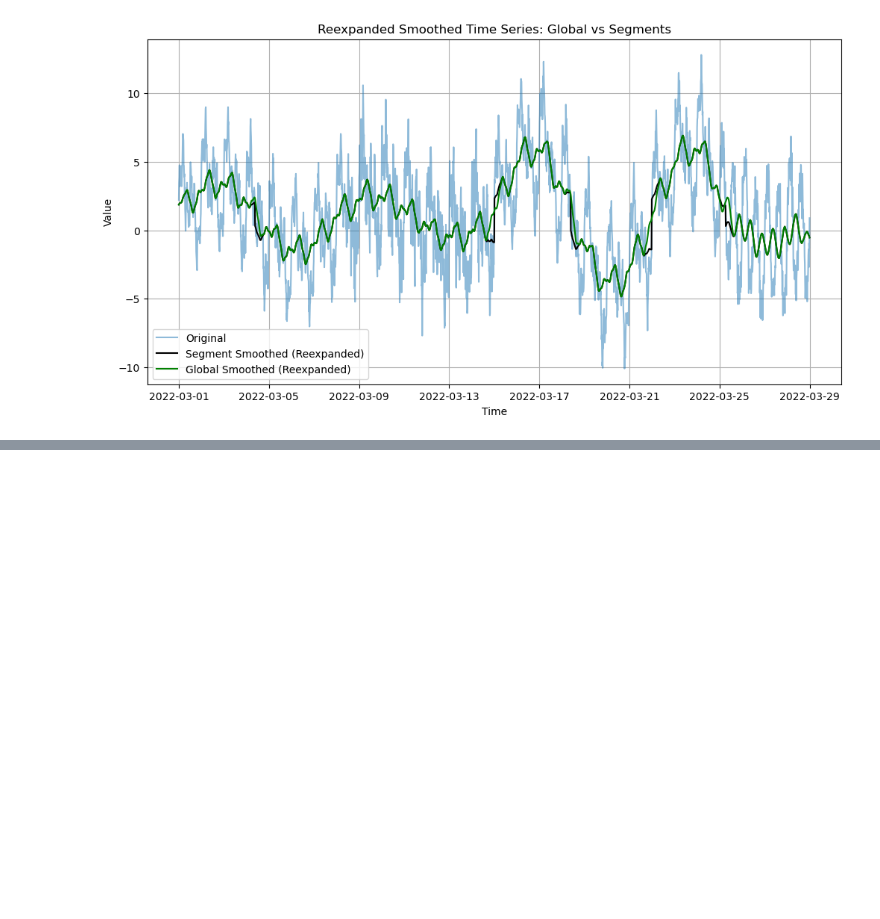
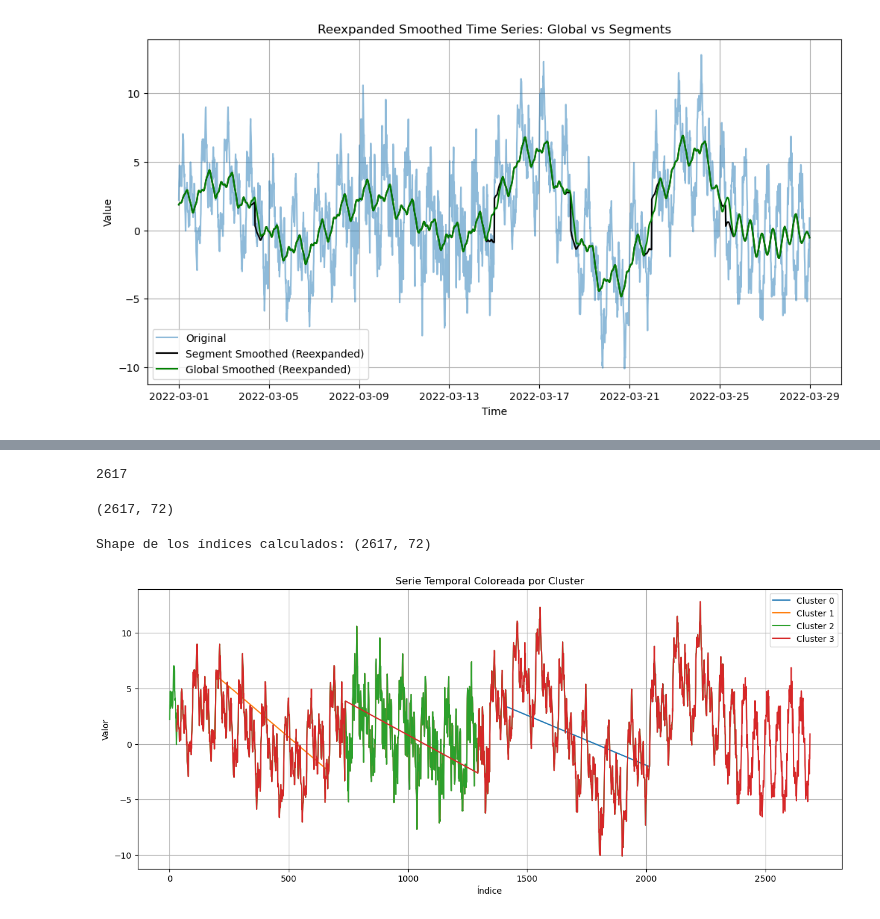
Before and after one commit to vrodriguezf/deepvats, a Jupyter notebook: nbs_pipeline/_EDA.ipynb, the cells around one changed output, grey strips where cells are left out. Cells and saved outputs as stored; diff of their text form; code cells hidden in the pictures; blank space fills up the shorter version.

```diff
--- a/nbs_pipeline/_EDA.ipynb
+++ b/nbs_pipeline/_EDA.ipynb
@@ -774,0 +915,48 @@ df.head()
+# %%
+def get_window_indices(idx, wlen, stride):
+    start_idx = ((idx - 1) * stride)
+    end_idx = start_idx + wlen
+    indices = np.array(range(start_idx, end_idx))
+    return indices
+# %%
+len(clusters_labels)
+# %% [output]
+2617
+# %%
+#| hide
+wlen = enc_run.config['w']
+stride = enc_run.config['stride']
+indices = np.array( [  get_window_indices(i, wlen, stride) for i in range(len(clusters_labels)) ] )
+print(indices.shape)
+# %% [output]
+(2617, 72)
+# %%
+#| export
+def plot_time_series_clusters(values, clusters_labels, stride, wlen):
+    series_length = len(values)
+
+    # Calcular todos los índices para cada cluster
+    indices = np.array([get_window_indices(i + 1, wlen, stride) for i in range(len(clusters_labels))])
+    print(f"Shape de los índices calculados: {indices.shape}")
+
+    # Graficar la serie por clusters
+    plt.figure(figsize=(15, 6))
+    unique_clusters = np.unique(clusters_labels)
+    for cluster in unique_clusters:
+        # Seleccionar índices de este cluster
+        cluster_indices = np.where(clusters_labels == cluster)[0]
+        cluster_points = np.unique(indices[cluster_indices])  # Obtener puntos únicos para el cluster
+        cluster_points = cluster_points[cluster_points < series_length]  # Filtrar índices válidos
+        plt.plot(cluster_points, values[cluster_points], label=f"Cluster {cluster}")
+
+    plt.title("Serie Temporal Coloreada por Cluster")
+    plt.xlabel("Índice")
+    plt.ylabel("Valor")
+    plt.legend()
+    plt.grid()
+    plt.show()
+# %%
+plot_time_series_clusters(df['Seasonal time series w/ noise'], clusters_labels, enc_run.config['stride'], enc_run.config['w'])
+# %% [output]
+Shape de los índices calculados: (2617, 72)
+[figure, added]
```
Also changed, not shown: parts of 49 cells of this notebook, 31 other files.
